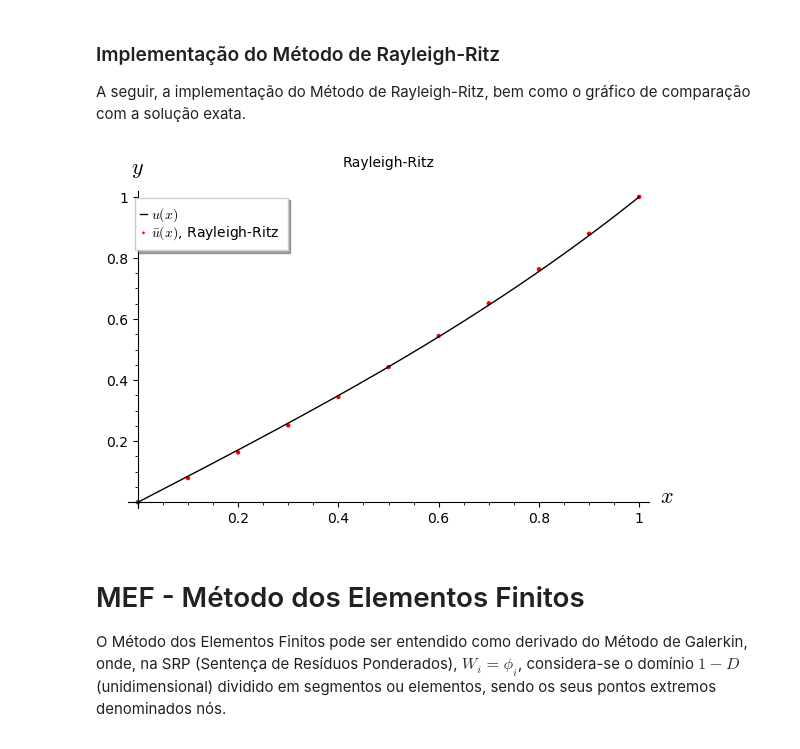
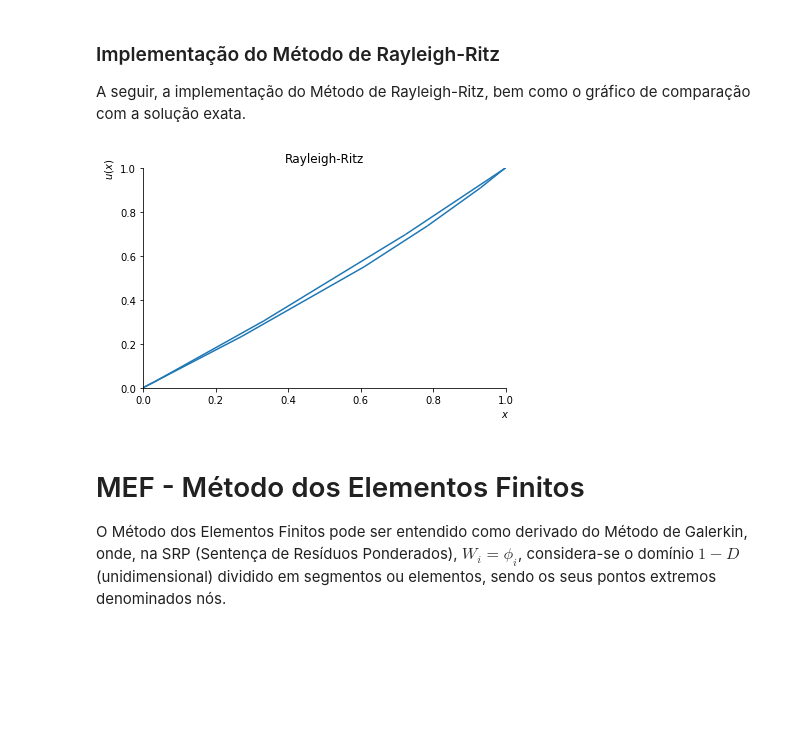
Before and after one commit to noedelima/Uff_MEFpy, a Jupyter notebook: MEFPY.ipynb, the cells around one changed output. Saved outputs shown, nothing was run; the diff lists cells and outputs as text; code cells hidden in the pictures; blank space fills up the shorter version.

```diff
--- a/MEFPY.ipynb
+++ b/MEFPY.ipynb
@@ -64,7 +66,8 @@ Considere a seguinte equação diferencial e suas condições de contorno:
 
 O código em SageMath a seguir coloca esta equação em uma variável:
 # %%
-(x) = var('x') # Cria a variável independente x
-u = function('u')(x) # Cria a variável dependente u(x)
-eqn = diff(u,x,2) - u == 0; # Equação Diferencial $\frac{d^{2}u}{dx^{2}}-u=0$
+x = sym.symbols('x') # Cria a variável independente x
+u = sym.Function('u') # Cria a variável dependente u(x)
+eqn = sym.Eq(sym.diff(u(x),x,2) - u(x), 0); # Equação Diferencial $\frac{d^{2}u}{dx^{2}}-u=0$
+display(eqn)
 # %% [output]
@@ -84,3 +88,5 @@ html(MathJax().eval(latex(analitc))) # Apresenta a solução inline
+# %%
+u = sym.sinh(x)/sym.sinh(1)
 # %% [markdown]
 Rearrumando, a solução pode ser reescrita na forma:
 \begin{equation}
@@ -441,10 +450,10 @@ A seguir, a implementação do Método de Rayleigh-Ritz, bem como o gráfico de
 def yRR (x):
     return x+1/8*x*(x-1)
 # %%
-RR = points(zip(xd,ysubdominio(xd)),legend_label='$\\bar{u}(x)$, Rayleigh-Ritz',color='red',axes_labels=['$x$', '$y$'],title='Rayleigh-Ritz') # Plota a solução u(x) no intervalo (0 < x < 1)
-exata + RR
+RR = sym.plot(x+1/8*x*(x-1),u,xlim=[0,1],ylim=[0,1],xlabel='$x$',ylabel='$u(x)$',title='Rayleigh-Ritz',show=False) # Plota a solução u(x) no intervalo (0 < x < 1)
+RR.show()
 # %% [output]
-[figure, old version]
+[figure, new version]
 # %% [markdown]
 # MEF - Método dos Elementos Finitos
 
```
Also changed, not shown: parts of 18 cells of this notebook, 1 other file.
